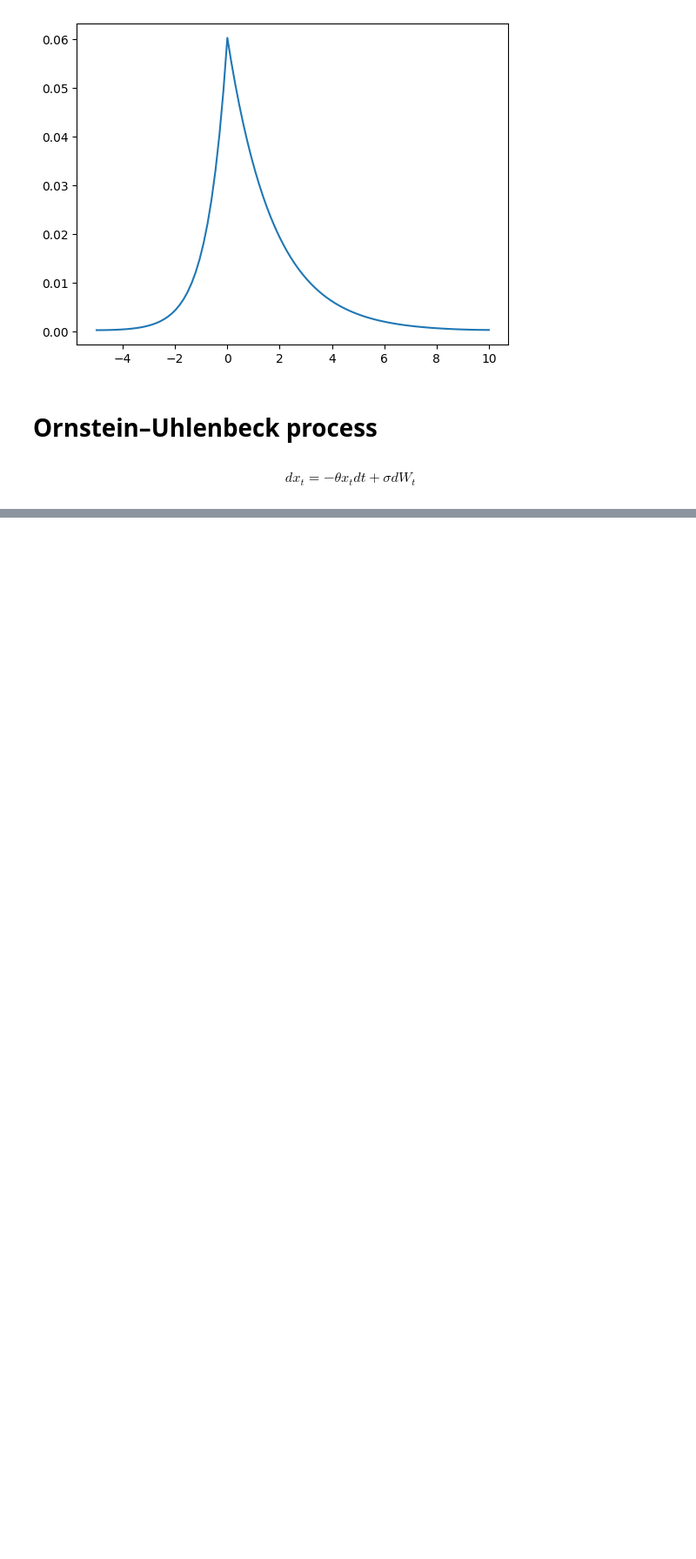
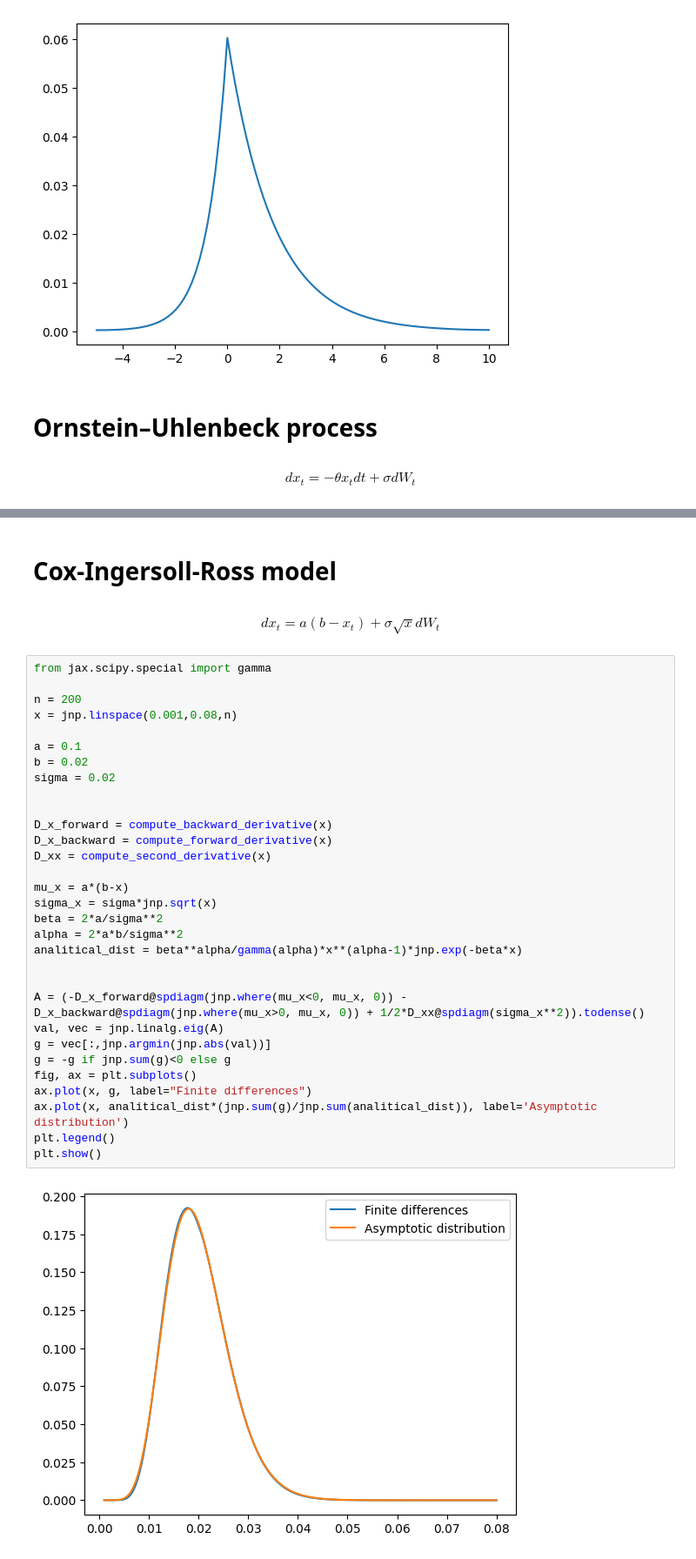
Before and after one commit to marcdelabarrera/pyutils, a Jupyter notebook: notebooks/kfe.ipynb, the cells around one changed output, grey strips where cells are left out. Shown at 87% size. Saved outputs shown, nothing was run; the diff lists cells and outputs as text; blank space fills up the shorter version.

```diff
--- a/notebooks/kfe.ipynb
+++ b/notebooks/kfe.ipynb
@@ -53,0 +57,37 @@ plt.show()
+# %% [markdown]
+# Cox-Ingersoll-Ross model
+# %% [markdown]
+$$dx_t = a(b-x_t)+\sigma\sqrt{x}dW_t$$
+# %%
+from jax.scipy.special import gamma
+
+n = 200
+x = jnp.linspace(0.001,0.08,n)
+
+a = 0.1
+b = 0.02
+sigma = 0.02
+
+
+D_x_forward = compute_backward_derivative(x)
+D_x_backward = compute_forward_derivative(x)
+D_xx = compute_second_derivative(x)
+
+mu_x = a*(b-x)
+sigma_x = sigma*jnp.sqrt(x)
+beta = 2*a/sigma**2
+alpha = 2*a*b/sigma**2
+analitical_dist = beta**alpha/gamma(alpha)*x**(alpha-1)*jnp.exp(-beta*x)
+
+
+A = (-D_x_forward@spdiagm(jnp.where(mu_x<0, mu_x, 0)) - D_x_backward@spdiagm(jnp.where(mu_x>0, mu_x, 0)) + 1/2*D_xx@spdiagm(sigma_x**2)).todense()
+val, vec = jnp.linalg.eig(A)
+g = vec[:,jnp.argmin(jnp.abs(val))]
+g = -g if jnp.sum(g)<0 else g
+fig, ax = plt.subplots()
+ax.plot(x, g, label="Finite differences")
+ax.plot(x, analitical_dist*(jnp.sum(g)/jnp.sum(analitical_dist)), label='Asymptotic distribution')
+plt.legend()
+plt.show()
+# %% [output]
+[figure, added]
```
Also changed, not shown: parts of 5 cells of this notebook, 1 other file.
